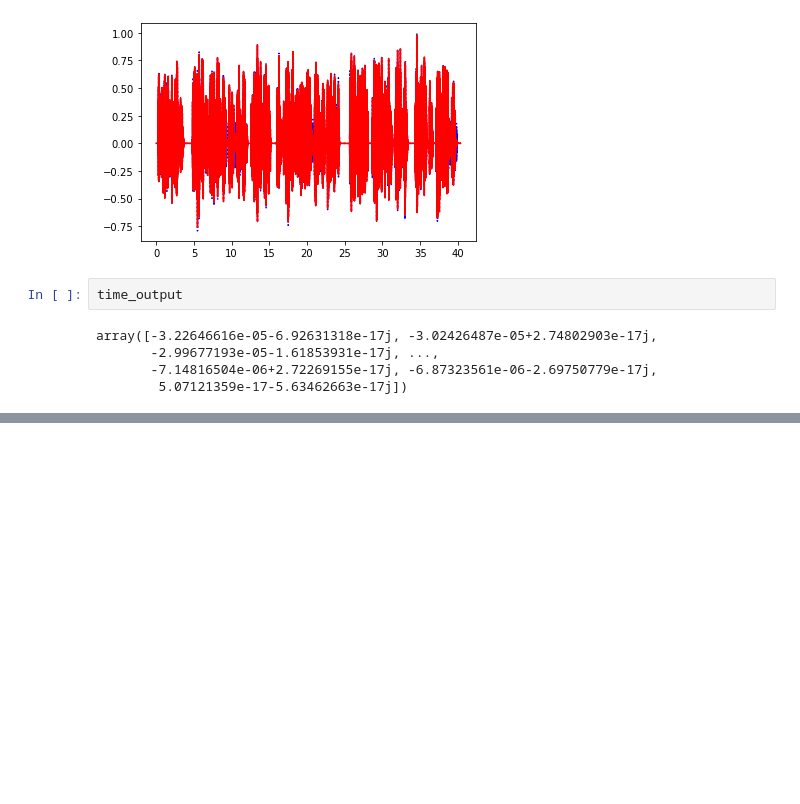
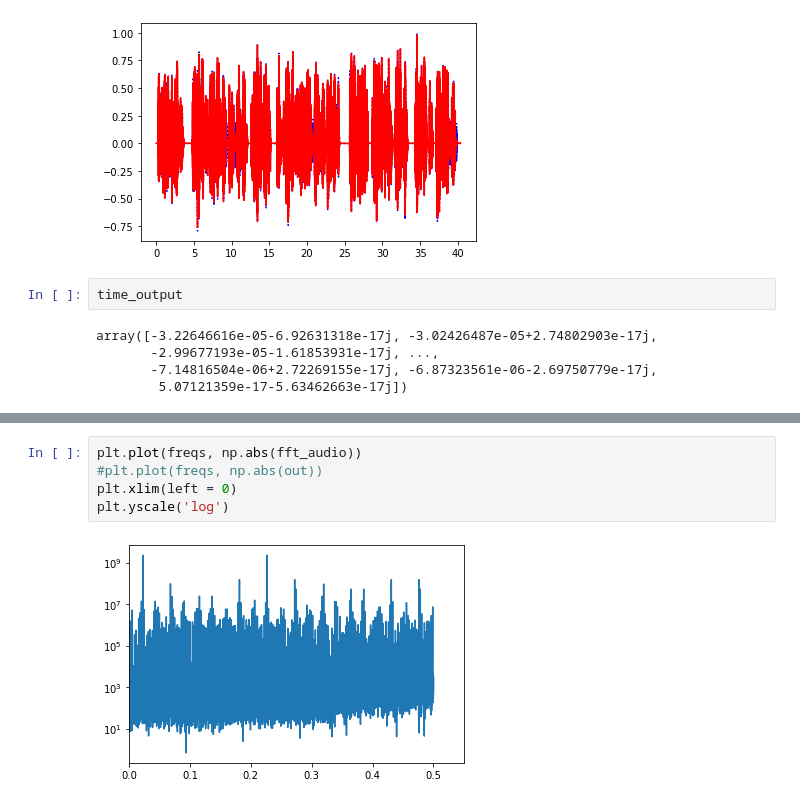
Before and after one commit to GiacomoFrn/MAPD_modA, a Jupyter notebook: tmp.ipynb, the cells around one changed output, grey strips where cells are left out. Cells and saved outputs as stored; diff of their text form; blank space fills up the shorter version.

```diff
--- a/tmp.ipynb
+++ b/tmp.ipynb
@@ -80,0 +101,7 @@ array([-3.22646616e-05-6.92631318e-17j, -3.02426487e-05+2.74802903e-17j,
+# %%
+plt.plot(freqs, np.abs(fft_audio))
+#plt.plot(freqs, np.abs(out))
+plt.xlim(left = 0)
+plt.yscale('log')
+# %% [output]
+[figure, added]
```
Also changed, not shown: parts of 6 cells of this notebook.
